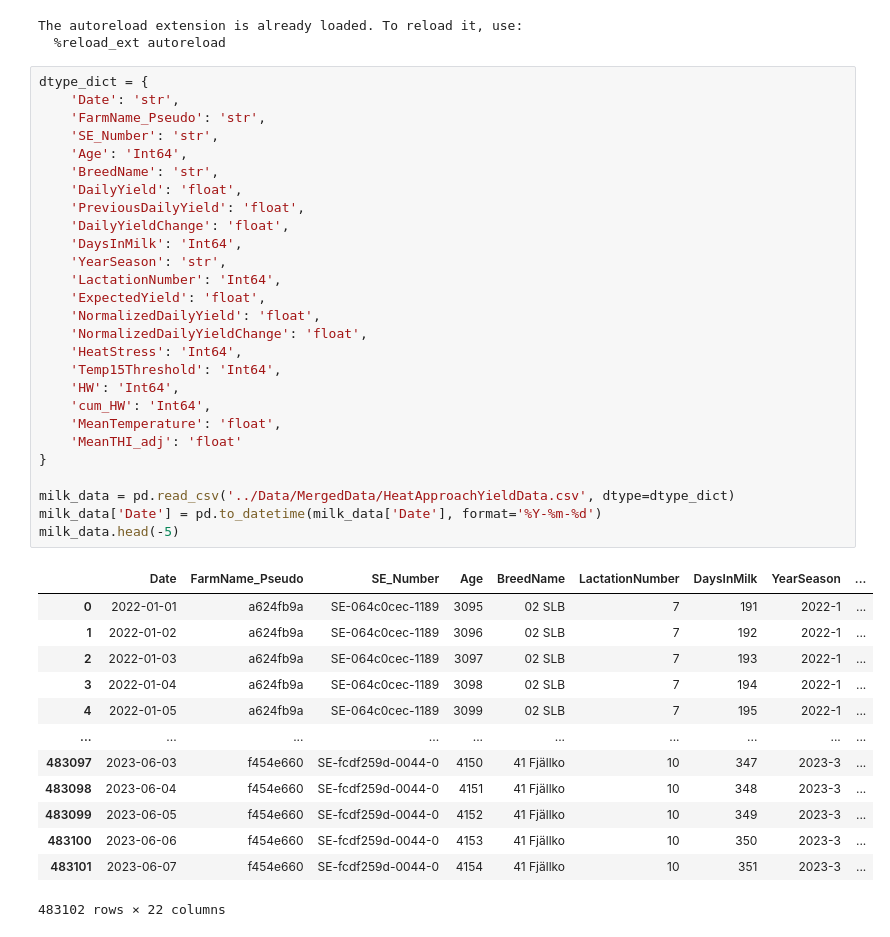
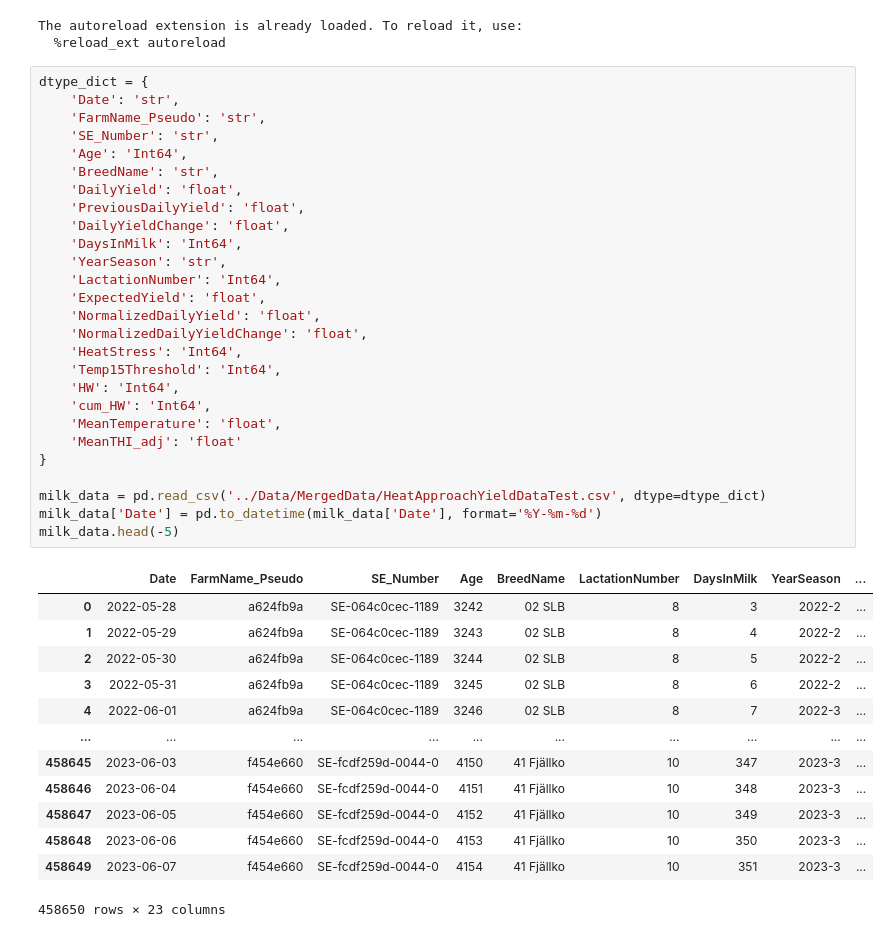
Before and after one commit to jockepolis/HeatStressEvaluationSummer24, a Jupyter notebook: ModelingFarmLevelYield/Corr_FarmHeatApp.ipynb, the cells around one changed output. Cells and saved outputs as stored; diff of their text form.

```diff
--- a/ModelingFarmLevelYield/Corr_FarmHeatApp.ipynb
+++ b/ModelingFarmLevelYield/Corr_FarmHeatApp.ipynb
@@ -15,44 +15,44 @@ The autoreload extension is already loaded. To reload it, use:
 # %%
 dtype_dict = {
     'Date': 'str',
     'FarmName_Pseudo': 'str',
     'SE_Number': 'str',
     'Age': 'Int64',
     'BreedName': 'str',
     'DailyYield': 'float',
     'PreviousDailyYield': 'float',
     'DailyYieldChange': 'float',
     'DaysInMilk': 'Int64',
     'YearSeason': 'str',
     'LactationNumber': 'Int64',
     'ExpectedYield': 'float',
     'NormalizedDailyYield': 'float',
     'NormalizedDailyYieldChange': 'float',
     'HeatStress': 'Int64',
     'Temp15Threshold': 'Int64',
     'HW': 'Int64',
     'cum_HW': 'Int64',
     'MeanTemperature': 'float',
     'MeanTHI_adj': 'float'
 }
 
-milk_data = pd.read_csv('../Data/MergedData/HeatApproachYieldData.csv', dtype=dtype_dict)
+milk_data = pd.read_csv('../Data/MergedData/HeatApproachYieldDataTest.csv', dtype=dtype_dict)
 milk_data['Date'] = pd.to_datetime(milk_data['Date'], format='%Y-%m-%d')
 milk_data.head(-5)
 # %% [output]
 |  | Date | FarmName_Pseudo | SE_Number | Age | BreedName | LactationNumber | DaysInMilk | YearSeason | ... |
-| 0 | 2022-01-01 | a624fb9a | SE-064c0cec-1189 | 3095 | 02 SLB | 7 | 191 | 2022-1 | ... |
-| 1 | 2022-01-02 | a624fb9a | SE-064c0cec-1189 | 3096 | 02 SLB | 7 | 192 | 2022-1 | ... |
-| 2 | 2022-01-03 | a624fb9a | SE-064c0cec-1189 | 3097 | 02 SLB | 7 | 193 | 2022-1 | ... |
-| 3 | 2022-01-04 | a624fb9a | SE-064c0cec-1189 | 3098 | 02 SLB | 7 | 194 | 2022-1 | ... |
-| 4 | 2022-01-05 | a624fb9a | SE-064c0cec-1189 | 3099 | 02 SLB | 7 | 195 | 2022-1 | ... |
+| 0 | 2022-05-28 | a624fb9a | SE-064c0cec-1189 | 3242 | 02 SLB | 8 | 3 | 2022-2 | ... |
+| 1 | 2022-05-29 | a624fb9a | SE-064c0cec-1189 | 3243 | 02 SLB | 8 | 4 | 2022-2 | ... |
+| 2 | 2022-05-30 | a624fb9a | SE-064c0cec-1189 | 3244 | 02 SLB | 8 | 5 | 2022-2 | ... |
+| 3 | 2022-05-31 | a624fb9a | SE-064c0cec-1189 | 3245 | 02 SLB | 8 | 6 | 2022-2 | ... |
+| 4 | 2022-06-01 | a624fb9a | SE-064c0cec-1189 | 3246 | 02 SLB | 8 | 7 | 2022-3 | ... |
 | ... | ... | ... | ... | ... | ... | ... | ... | ... | ... |
-| 483097 | 2023-06-03 | f454e660 | SE-fcdf259d-0044-0 | 4150 | 41 Fjällko | 10 | 347 | 2023-3 | ... |
-| 483098 | 2023-06-04 | f454e660 | SE-fcdf259d-0044-0 | 4151 | 41 Fjällko | 10 | 348 | 2023-3 | ... |
-| 483099 | 2023-06-05 | f454e660 | SE-fcdf259d-0044-0 | 4152 | 41 Fjällko | 10 | 349 | 2023-3 | ... |
-| 483100 | 2023-06-06 | f454e660 | SE-fcdf259d-0044-0 | 4153 | 41 Fjällko | 10 | 350 | 2023-3 | ... |
-| 483101 | 2023-06-07 | f454e660 | SE-fcdf259d-0044-0 | 4154 | 41 Fjällko | 10 | 351 | 2023-3 | ... |
+| 458645 | 2023-06-03 | f454e660 | SE-fcdf259d-0044-0 | 4150 | 41 Fjällko | 10 | 347 | 2023-3 | ... |
+| 458646 | 2023-06-04 | f454e660 | SE-fcdf259d-0044-0 | 4151 | 41 Fjällko | 10 | 348 | 2023-3 | ... |
+| 458647 | 2023-06-05 | f454e660 | SE-fcdf259d-0044-0 | 4152 | 41 Fjällko | 10 | 349 | 2023-3 | ... |
+| 458648 | 2023-06-06 | f454e660 | SE-fcdf259d-0044-0 | 4153 | 41 Fjällko | 10 | 350 | 2023-3 | ... |
+| 458649 | 2023-06-07 | f454e660 | SE-fcdf259d-0044-0 | 4154 | 41 Fjällko | 10 | 351 | 2023-3 | ... |
-483102 rows × 22 columns
+458650 rows × 23 columns
 # %%
 # Filter out only numeric columns
 numeric_cols = milk_data.select_dtypes(include=['float64', 'int64']).columns
```
Also changed, not shown: parts of 4 cells of this notebook, 5 other files.
